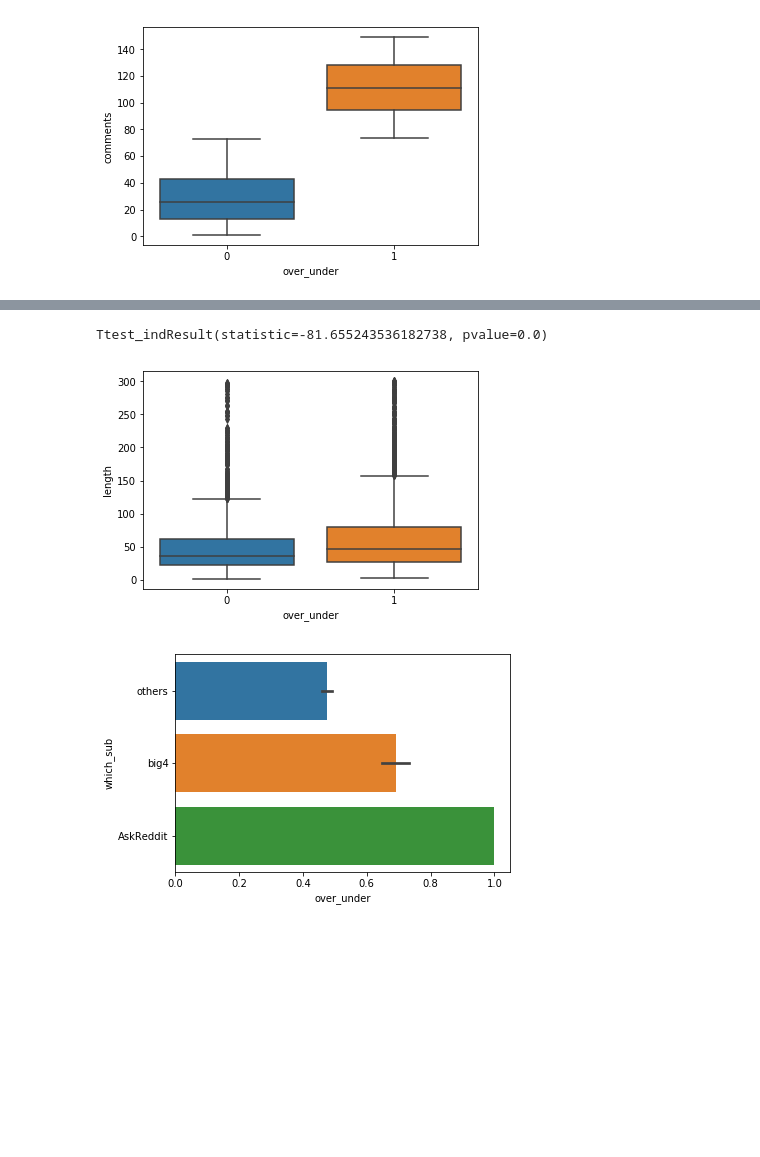
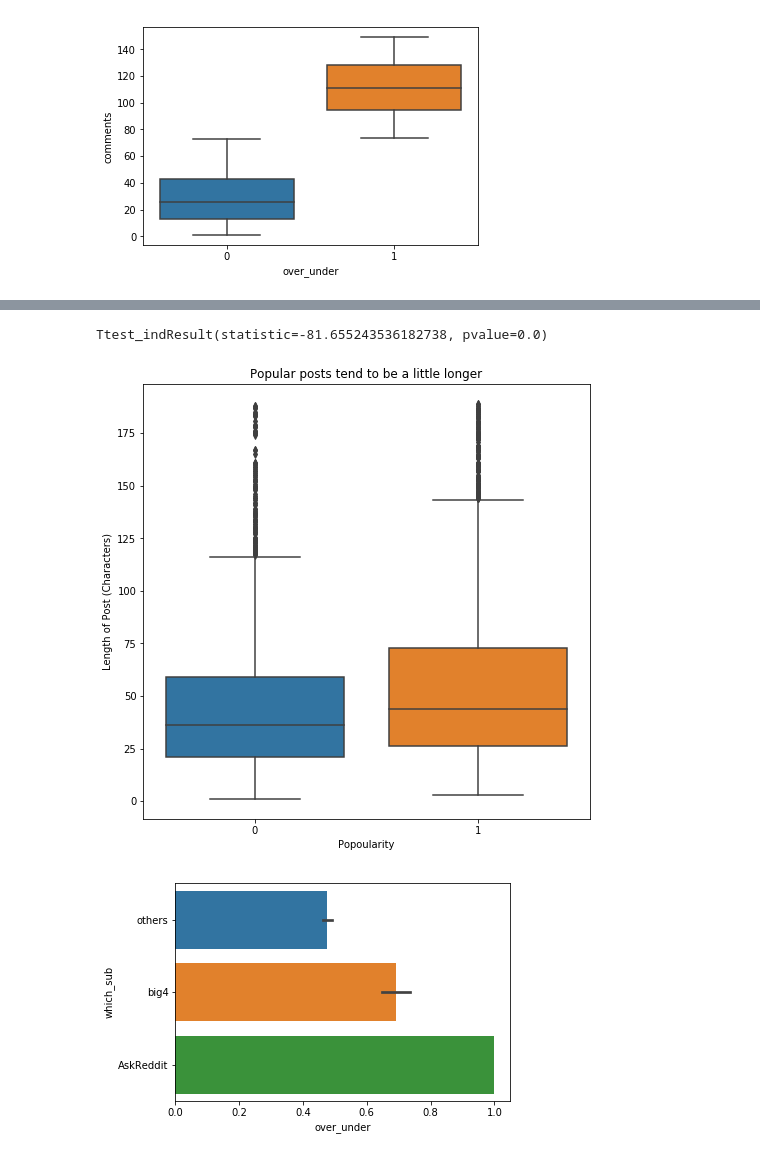
Before and after one commit to austinlasseter/classify_reddit_posts, a Jupyter notebook: 03 Exploratory Analysis.ipynb, the cells around one changed output, grey strips where cells are left out. Saved outputs shown, nothing was run; the diff lists cells and outputs as text; code cells hidden in the pictures; blank space fills up the shorter version.

```diff
--- a/03 Exploratory Analysis.ipynb
+++ b/03 Exploratory Analysis.ipynb
@@ -430,10 +441,12 @@ Ttest_indResult(statistic=-140.07202111832603, pvalue=0.0)
 # %%
 # Looks like "over" posts have slightly higher title lengths, and this difference is significant, too.
-sns.boxplot(x='over_under', y='length', data=data)
+ax = plt.figure(figsize=(8,8))
+ax=sns.boxplot(x='over_under', y='length', data=data[data['length']<190])
+ax.set(ylabel='Length of Post (Characters)', xlabel='Popoularity', title='Popular posts tend to be a little longer')
 stats.ttest_ind(data['over_under'], data['length'])
 # %% [output]
 Ttest_indResult(statistic=-81.655243536182738, pvalue=0.0)
-[figure, old version]
+[figure, new version]
 # %%
 # How about with the type of subreddits? Yep.
 sns.barplot(x='over_under', y='which_sub', data=data);
```
Also changed, not shown: parts of 7 cells of this notebook, 5 other files.
